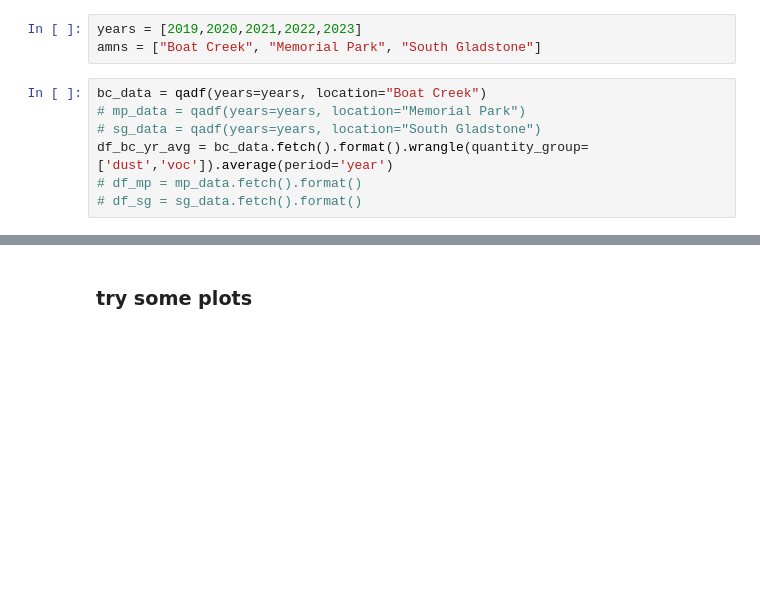
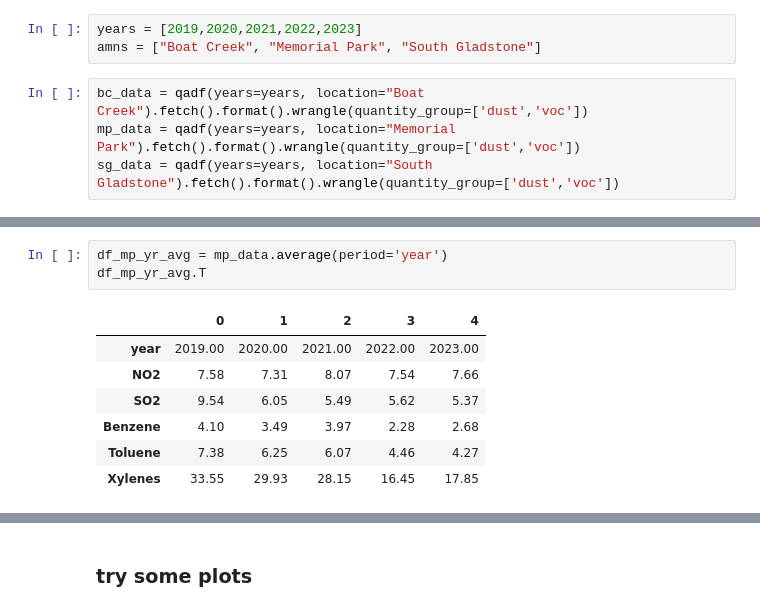
Before and after one commit to GinnCheng/DA_AQ_hub, a Jupyter notebook: main_script.ipynb, the cells around one changed output, grey strips where cells are left out. Drawn from its saved outputs; the diff is of its cells as text; blank space fills up the shorter version.

Commit message:
feat: show some processed data using the programmed class

```diff
--- a/main_script.ipynb
+++ b/main_script.ipynb
@@ -13,9 +13,6 @@ from data_fetcher import qld_amns_data_fetcher as qadf
 years = [2019,2020,2021,2022,2023]
 amns = ["Boat Creek", "Memorial Park", "South Gladstone"]
 # %%
-bc_data = qadf(years=years, location="Boat Creek")
-# mp_data = qadf(years=years, location="Memorial Park")
-# sg_data = qadf(years=years, location="South Gladstone")
-df_bc_yr_avg = bc_data.fetch().format().wrangle(quantity_group=['dust','voc']).average(period='year')
-# df_mp = mp_data.fetch().format()
-# df_sg = sg_data.fetch().format()
+bc_data = qadf(years=years, location="Boat Creek").fetch().format().wrangle(quantity_group=['dust','voc'])
+mp_data = qadf(years=years, location="Memorial Park").fetch().format().wrangle(quantity_group=['dust','voc'])
+sg_data = qadf(years=years, location="South Gladstone").fetch().format().wrangle(quantity_group=['dust','voc'])
@@ -52,0 +29,11 @@ df_bc_1hr_avg
+# %%
+df_mp_yr_avg = mp_data.average(period='year')
+df_mp_yr_avg.T
+# %% [output]
+|  | 0 | 1 | 2 | 3 | 4 |
+| year | 2019.00 | 2020.00 | 2021.00 | 2022.00 | 2023.00 |
+| NO2 | 7.58 | 7.31 | 8.07 | 7.54 | 7.66 |
+| SO2 | 9.54 | 6.05 | 5.49 | 5.62 | 5.37 |
+| Benzene | 4.10 | 3.49 | 3.97 | 2.28 | 2.68 |
+| Toluene | 7.38 | 6.25 | 6.07 | 4.46 | 4.27 |
+| Xylenes | 33.55 | 29.93 | 28.15 | 16.45 | 17.85 |
```
Also changed, not shown: parts of 12 cells of this notebook.
